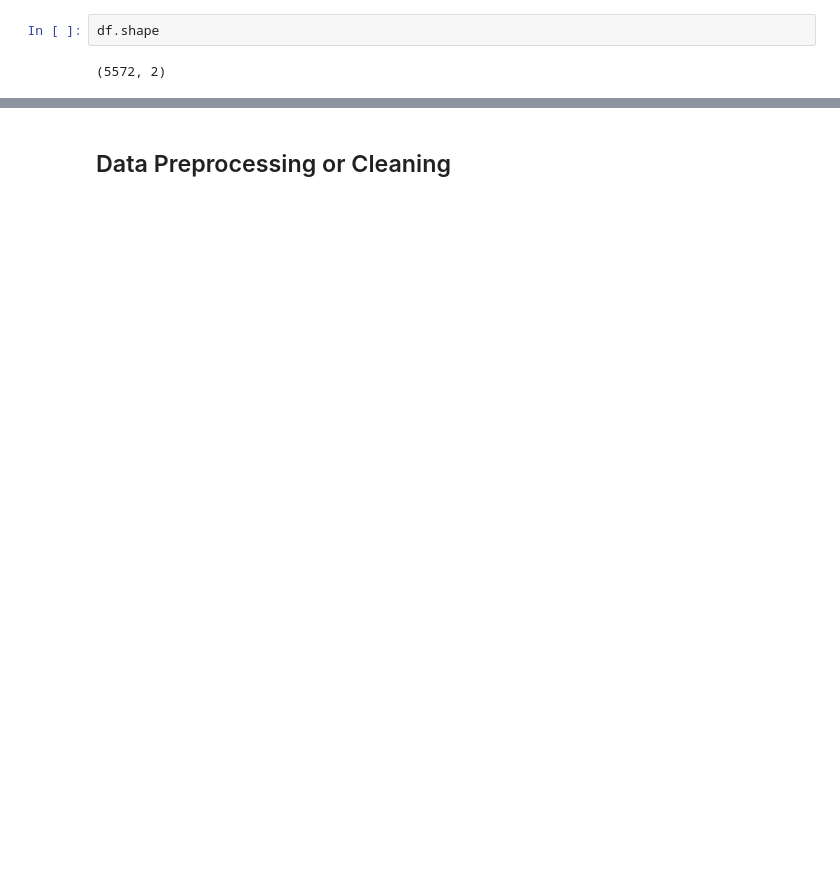
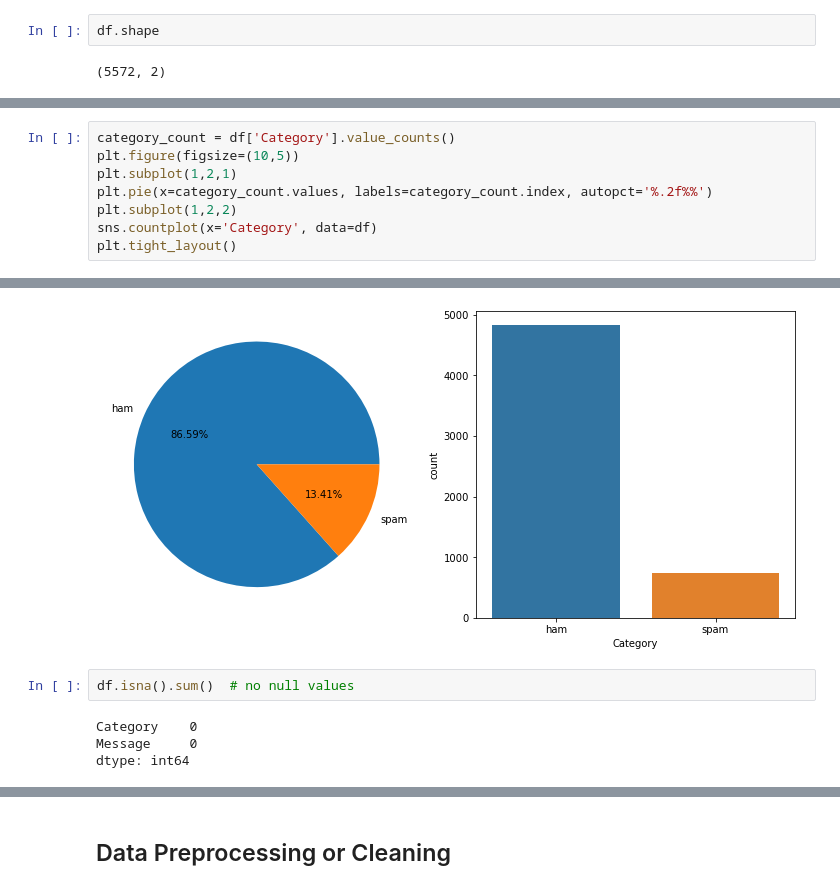
Before and after one commit to ImranFarouq/Email-Spam-Classifer, a Jupyter notebook: Email Spam Classifier 99% Accuracy.ipynb, the cells around one changed output, grey strips where cells are left out. Drawn from its saved outputs; the diff is of its cells as text; blank space fills up the shorter version.

```diff
--- a/Email Spam Classifier 99% Accuracy.ipynb
+++ b/Email Spam Classifier 99% Accuracy.ipynb
@@ -34,0 +44,9 @@ df.shape
+# %%
+category_count = df['Category'].value_counts()
+plt.figure(figsize=(10,5))
+plt.subplot(1,2,1)
+plt.pie(x=category_count.values, labels=category_count.index, autopct='%.2f%%')
+plt.subplot(1,2,2)
+sns.countplot(x='Category', data=df)
+plt.tight_layout()
+# %% [output]
@@ -34,0 +58,7 @@ df.shape
+[figure, added]
+# %%
+df.isna().sum()  # no null values
+# %% [output]
+Category    0
+Message     0
+dtype: int64
```
Also changed, not shown: parts of 49 cells of this notebook.
